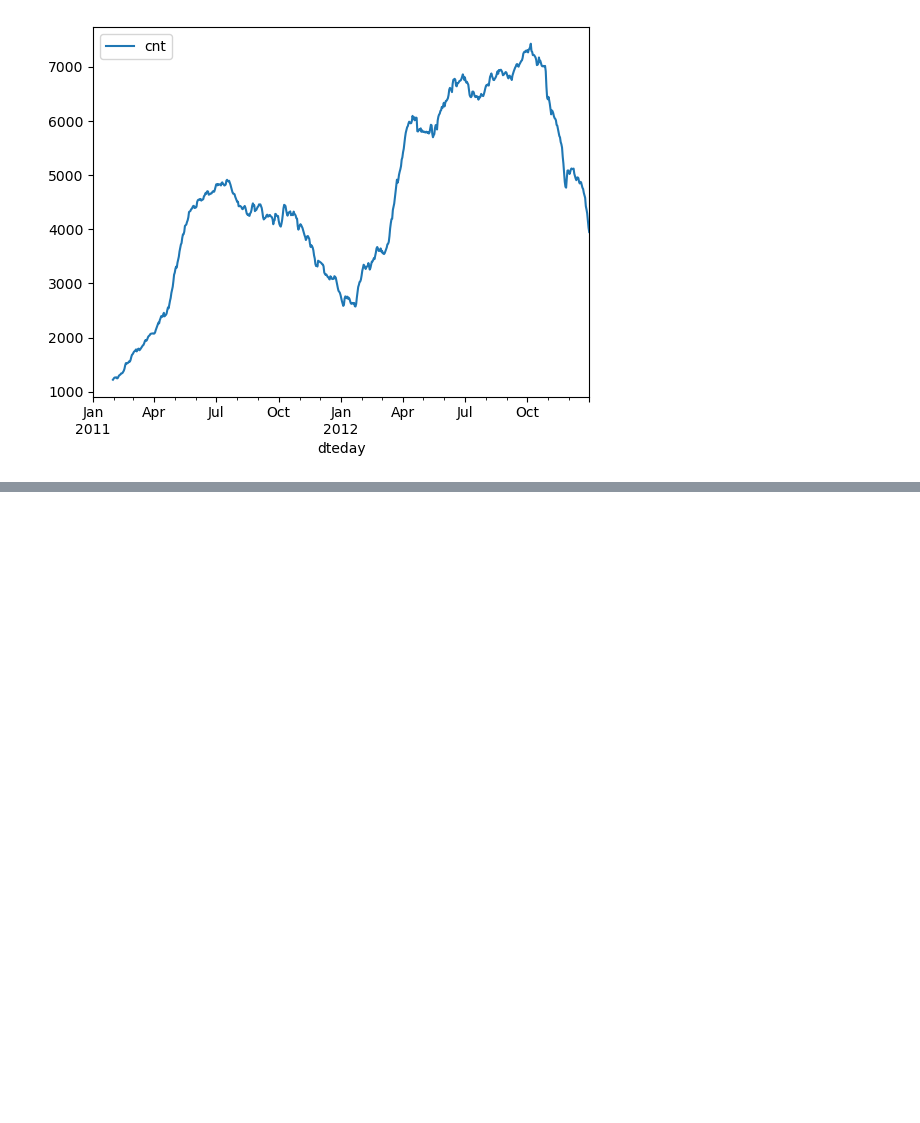
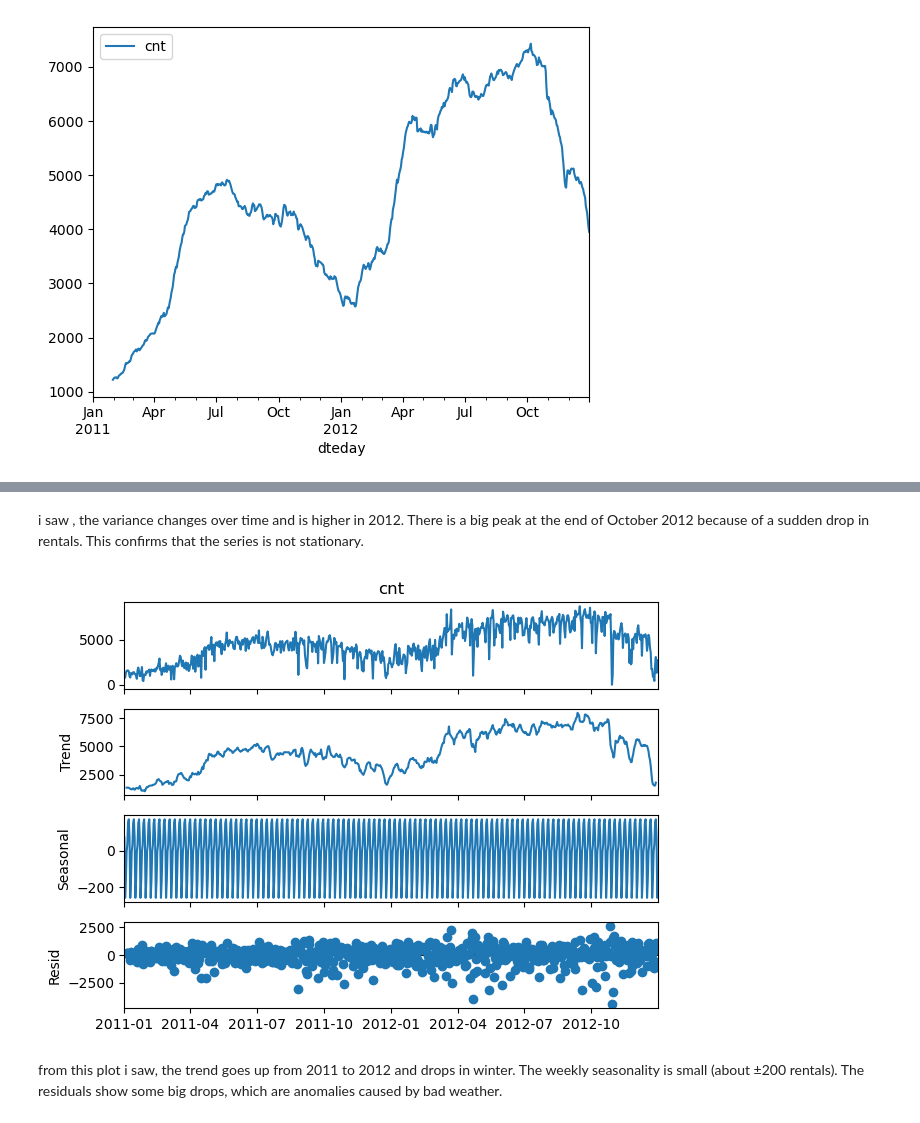
Before and after one commit to 2026150-hash/machine-learning-for-business-CA1, a Jupyter notebook: machine_learning_ca1.ipynb, the cells around one changed output, grey strips where cells are left out. Saved outputs shown, nothing was run; the diff lists cells and outputs as text; code cells hidden in the pictures; blank space fills up the shorter version.

Commit message:
seasonal decomposition to split the series into trend, seasonality and residuals.

```diff
--- a/machine_learning_ca1.ipynb
+++ b/machine_learning_ca1.ipynb
@@ -535,0 +544,20 @@ bike.rolling(window = 30).mean().plot()
+# %% [markdown]
+i saw , the variance changes over time and is higher in 2012. There is a big peak at the end of October 2012 because of a sudden drop in rentals. This confirms that the series is not stationary.
+# %%
+# I used seasonal decomposition to split the series into trend, seasonality and residuals.
+# I used period = 7 because the data is daily and rentals repeat every week.
+from statsmodels.tsa.seasonal import seasonal_decompose
+from matplotlib import pyplot
+
+# decompose the data using seasonal_decompose() function
+decomposition = seasonal_decompose(bike['cnt'], model = 'additive', period = 7)
+
+# The additive model is Y[t] = T[t] + S[t] + e[t]
+
+# Plot the function using plot()
+decomposition.plot()
+pyplot.show()
+# %% [output]
+[figure, added]
+# %% [markdown]
+from this plot i saw, the trend goes up from 2011 to 2012 and drops in winter. The weekly seasonality is small (about ±200 rentals). The residuals show some big drops, which are anomalies caused by bad weather.
```
Also changed, not shown: parts of 4 cells of this notebook.
